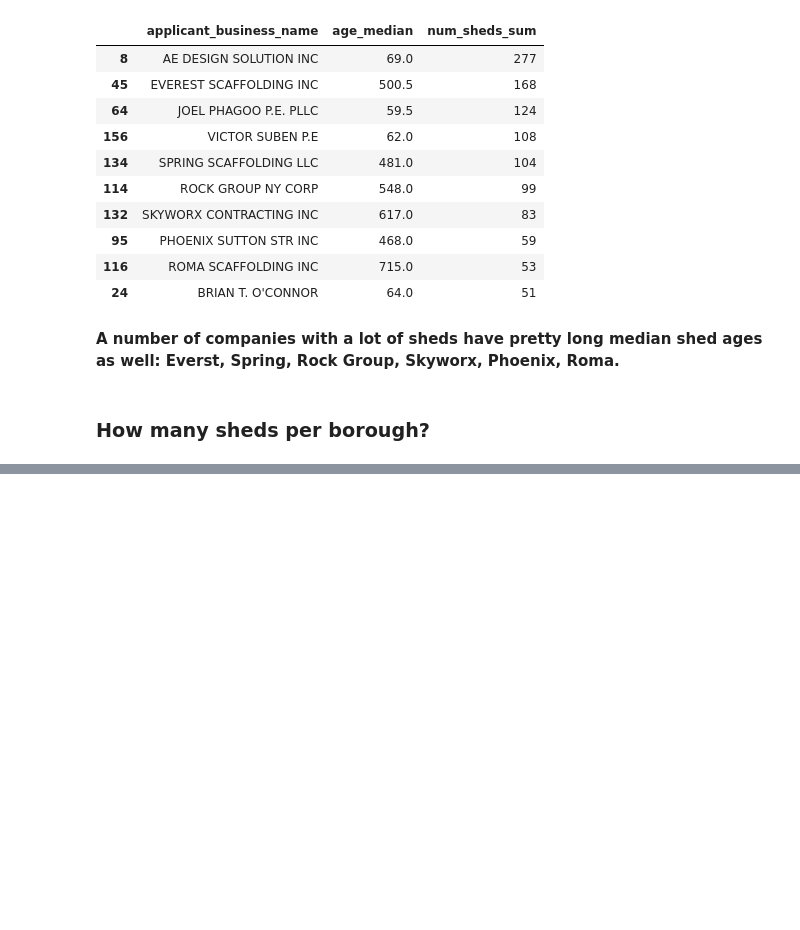
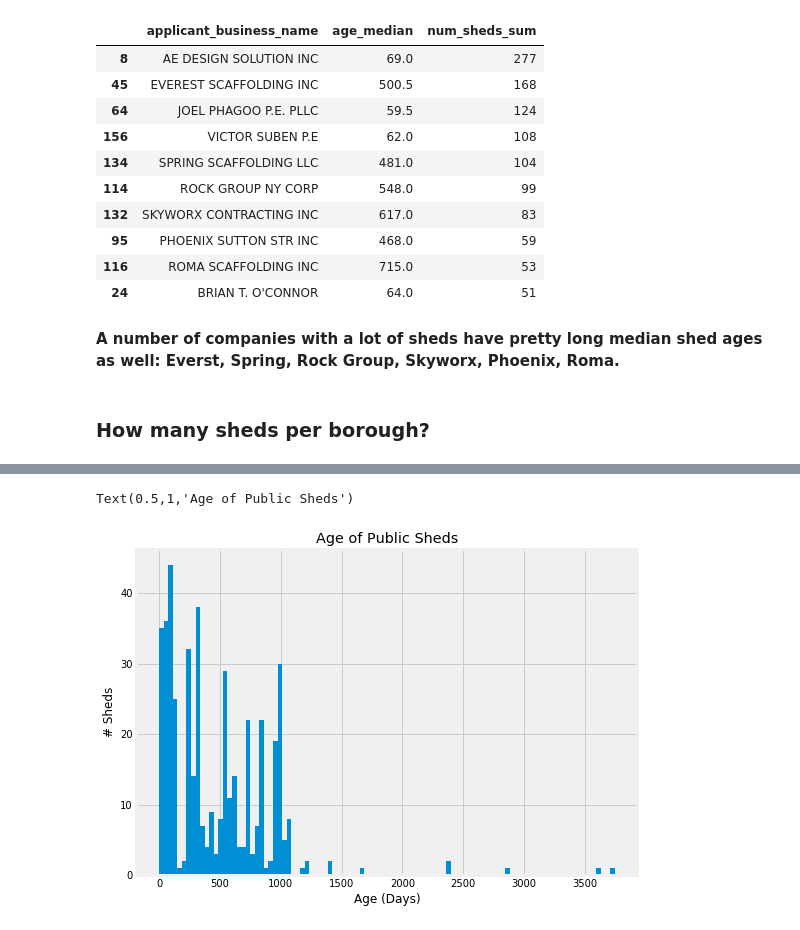
Before and after one commit to scheids1/Sidewalk_Sheds, a Jupyter notebook: Sidewalk_Sheds.ipynb, the cells around one changed output, grey strips where cells are left out. Saved outputs shown, nothing was run; the diff lists cells and outputs as text; code cells hidden in the pictures; blank space fills up the shorter version.

```diff
--- a/Sidewalk_Sheds.ipynb
+++ b/Sidewalk_Sheds.ipynb
@@ -325,0 +313,7 @@ pluto.columns
+# %%
+pluto['BBL'] = pluto['BBL'].astype(int)
+pluto['BBL'] = pluto['BBL'].astype(str)
+pluto.rename(columns={'BBL' : 'bbl'}, inplace=True)
+# %%
+sheds_pluto = dobmap.merge(pluto, on='bbl')
+print(sheds_pluto.shape)
@@ -325,0 +326,3 @@ pluto.columns
+# %%
+sheds_pluto_11 = sheds_pluto[sheds_pluto['activity'] == 'Local Law 11']
+sheds_pluto_11.shape
@@ -325,0 +345,4 @@ pluto.columns
+# %%
+pub_sheds = sheds_pluto_11[sheds_pluto_11['OwnerType'].isin(['C', 'M', 'O'])]
+print(pub_sheds.shape)
+pub_sheds.head()
@@ -325,0 +417,8 @@ pluto.columns
+# %%
+pub_sheds.hist('age', bins=100, figsize=(8,6))
+plt.xlabel("Age (Days)")
+plt.ylabel("# Sheds")
+plt.title("Age of Public Sheds")
+# %% [output]
+Text(0.5,1,'Age of Public Sheds')
+[figure, added]
```
Also changed, not shown: parts of 47 cells of this notebook.
